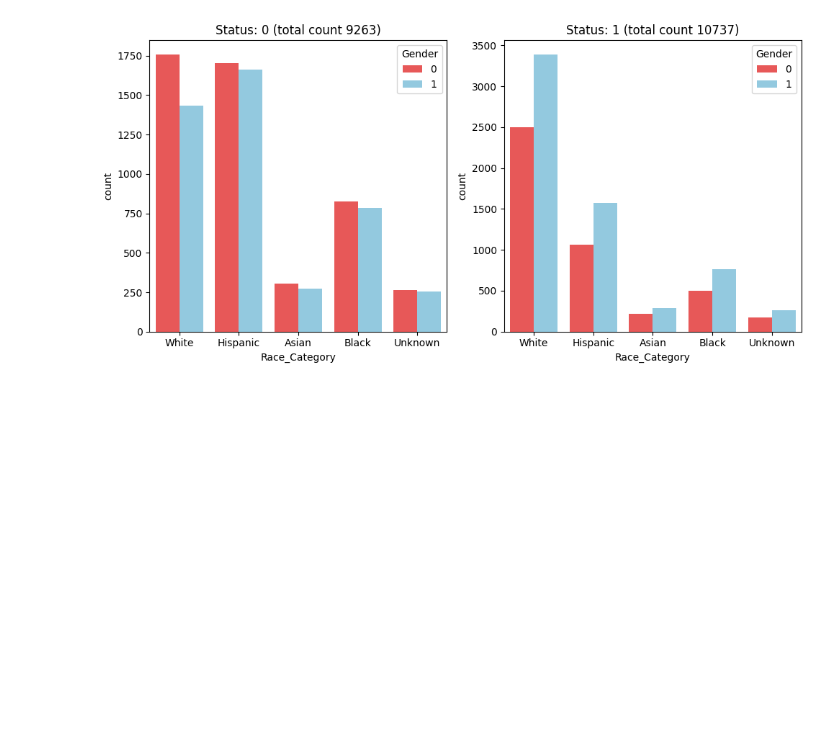
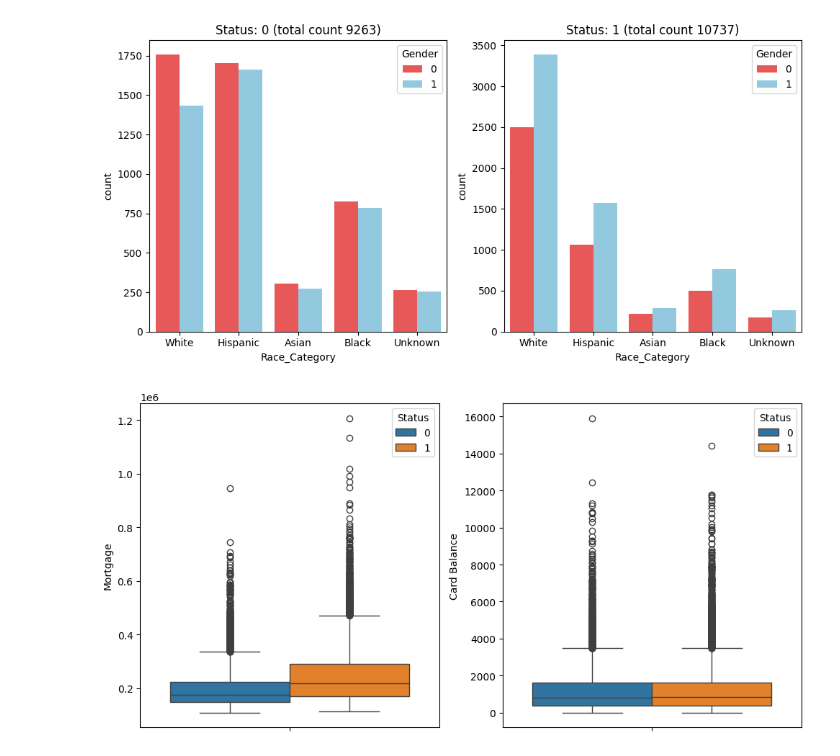
Before and after one commit to ostapenkovs/wells-fargo-case-study, a Jupyter notebook: notebooks/2_data_analysis.ipynb, the cells around one changed output. Drawn from its saved outputs; the diff is of its cells as text; code cells hidden in the pictures; blank space fills up the shorter version.

Commit message:
a couple of plots

```diff
--- a/notebooks/2_data_analysis.ipynb
+++ b/notebooks/2_data_analysis.ipynb
@@ -115,3 +115,13 @@ plt.show()
 # %%
 # Seems that the target labels are approximately evenly balanced.
 # There is a bit of a gender imbalance in the sample of people with status label 1 (males over-represented in all race categories).
+# %%
+fig, ax = plt.subplots(1, 2, figsize=(10, 5))
+
+sns.boxplot(train, y='Mortgage', hue='Status', ax=ax[0])
+sns.boxplot(train, y='Card Balance', hue='Status', ax=ax[1])
+
+plt.tight_layout()
+plt.show()
+# %% [output]
+[figure, added]
```
Also changed, not shown: parts of 4 cells of this notebook.
